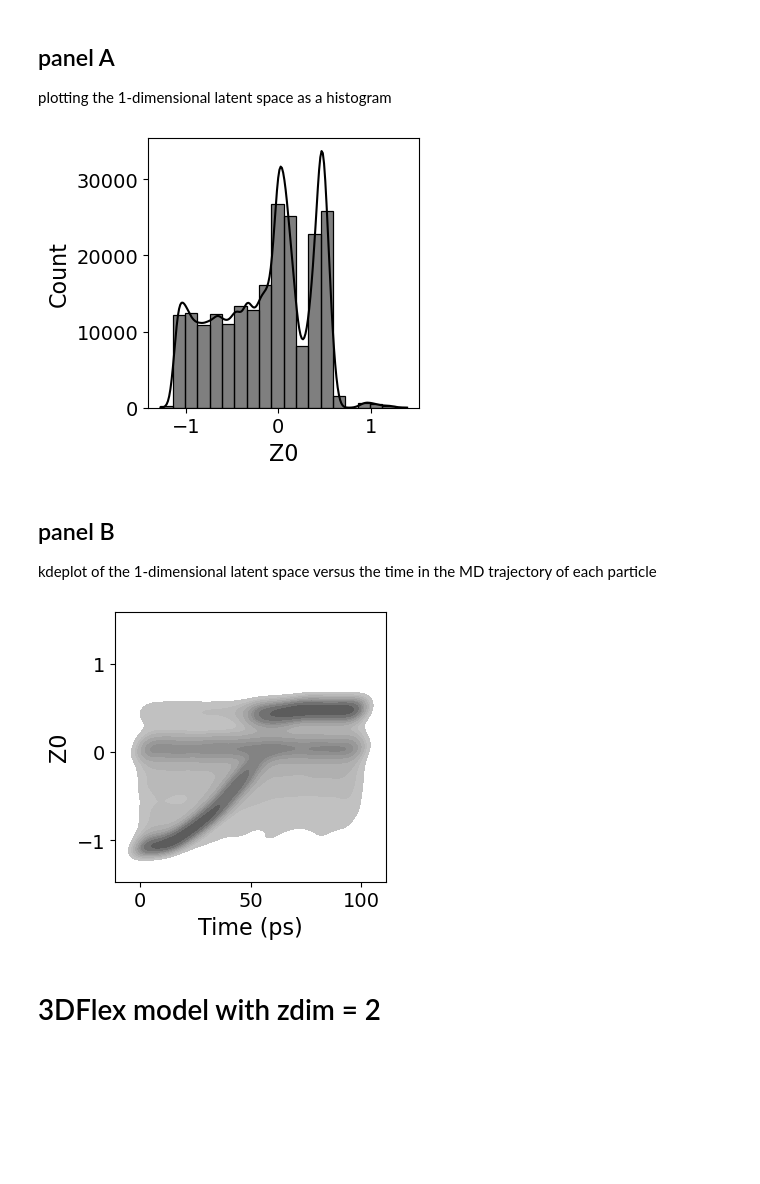
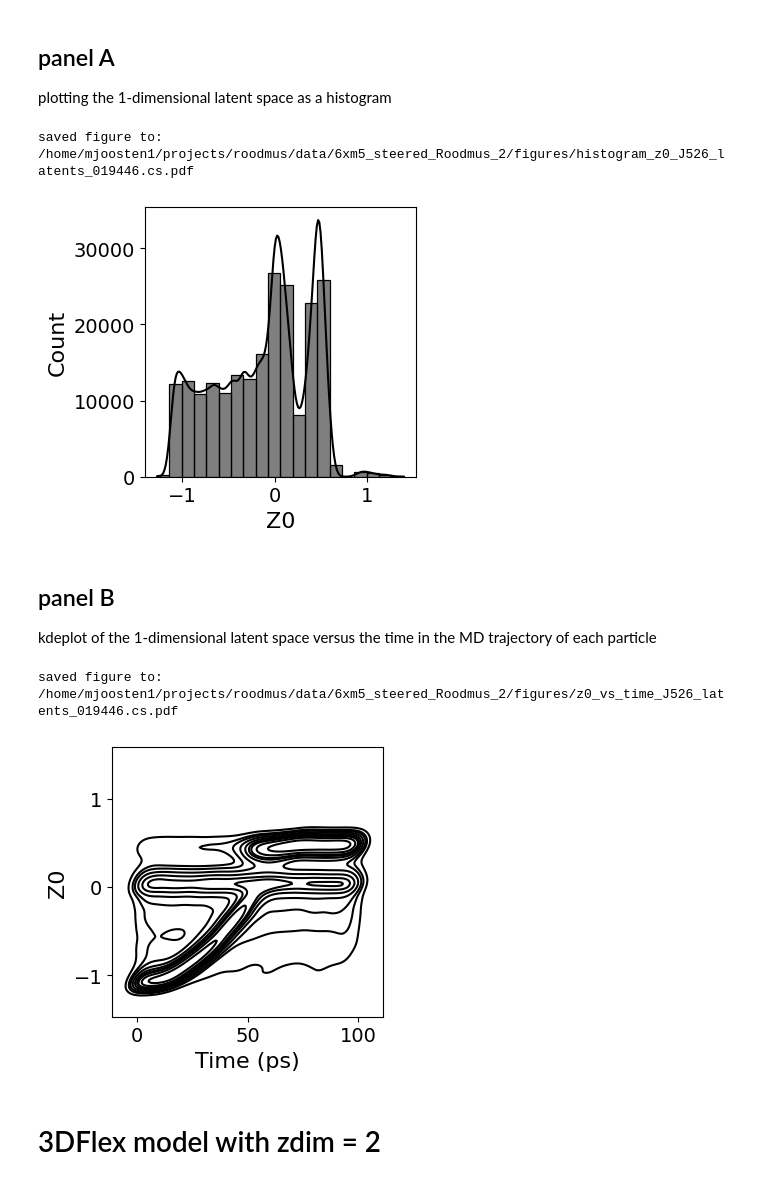
Before and after one commit to ccpem/roodmus, a Jupyter notebook: paper/supplementary_figure_6.ipynb, the cells around one changed output. Cells and saved outputs as stored; diff of their text form; code cells hidden in the pictures; blank space fills up the shorter version.

Commit message:
updated plotting for supplementary figure

```diff
--- a/paper/supplementary_figure_6.ipynb
+++ b/paper/supplementary_figure_6.ipynb
@@ -93,31 +92,37 @@ ax.set_xlabel("Z0", fontsize=16)
 ax.set_ylabel("Count", fontsize=16)
 ax.tick_params(axis="both", which="major", labelsize=14)
 
-fig.savefig(os.path.join(figures_dir, f"histogram_z0_{os.path.basename(latent_file)}.pdf"), bbox_inches="tight")
+outfilename = os.path.join(figures_dir, f"histogram_z0_{os.path.basename(latent_file)}.pdf")
+# fig.savefig(outfilename, bbox_inches="tight")
+print(f"saved figure to: {outfilename}")
 # %% [output]
+saved figure to: /home/mjoosten1/projects/roodmus/data/6xm5_steered_Roodmus_2/figures/histogram_z0_J526_latents_019446.cs.pdf
-[figure, old version]
+[figure, new version]
 # %% [markdown]
 ## panel B
 kdeplot of the 1-dimensional latent space versus the time in the MD trajectory of each particle
 # %%
 df_picked["time"] = df_picked["closest_pdb_index"].apply(lambda x: x * dt)
 fig, ax = plt.subplots(figsize=(3.5, 3.5))
 sns.kdeplot(
     data=df_picked,
     x="time",
     y="latent_0",
     color="black",
-    fill=True,
+    fill=False,
     ax=ax,
     thresh=0.05,
 )
 ax.set_xlabel("Time (ps)", fontsize=16)
 ax.set_ylabel("Z0", fontsize=16)
 ax.tick_params(axis="both", which="major", labelsize=14)
 
-fig.savefig(os.path.join(figures_dir, f"z0_vs_time_{os.path.basename(latent_file)}.pdf"), bbox_inches="tight")
+outfilename = os.path.join(figures_dir, f"z0_vs_time_{os.path.basename(latent_file)}.pdf")
+# fig.savefig(outfilename, bbox_inches="tight")
+print(f"saved figure to: {outfilename}")
 # %% [output]
+saved figure to: /home/mjoosten1/projects/roodmus/data/6xm5_steered_Roodmus_2/figures/z0_vs_time_J526_latents_019446.cs.pdf
-[figure, old version]
+[figure, new version]
 # %% [markdown]
 # 3DFlex model with zdim = 2
 # %%
```
Also changed, not shown: parts of 10 cells of this notebook, 1 other file.
